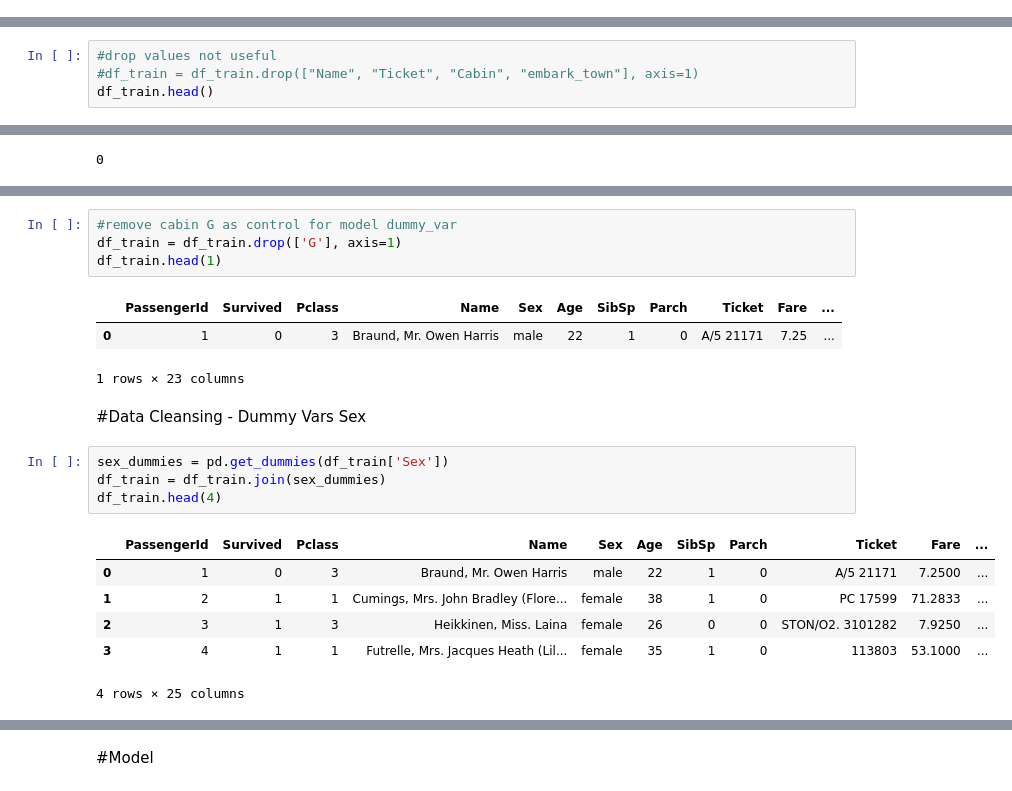
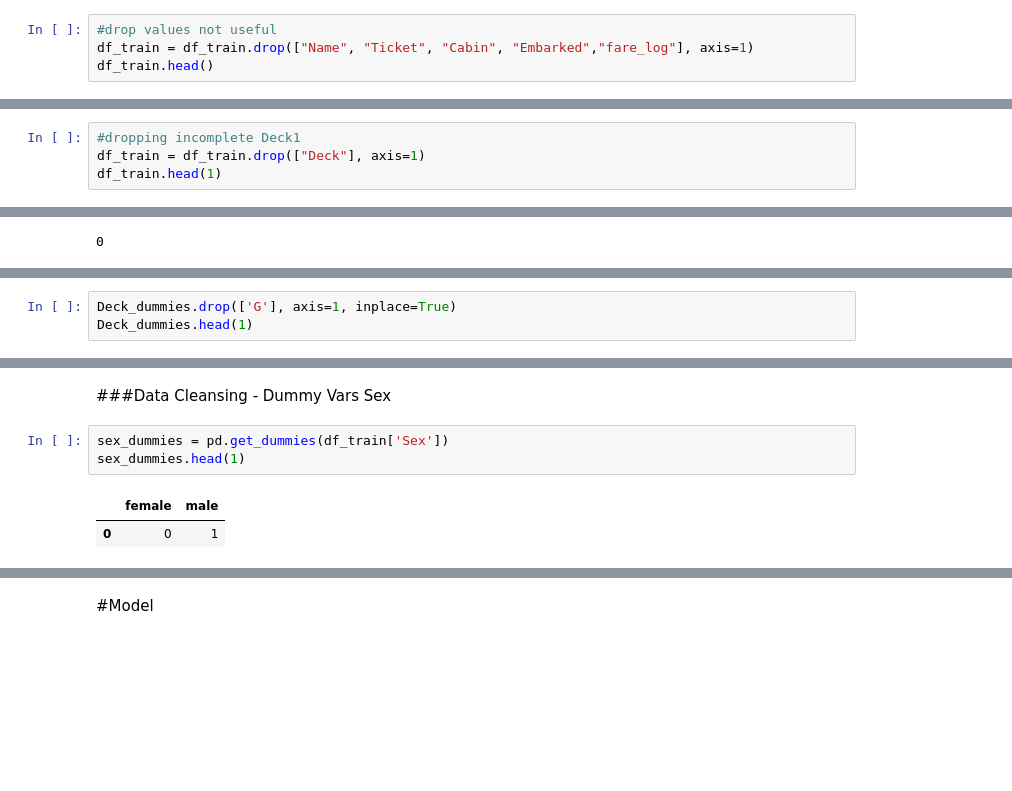
Before and after one commit to cryhughes/DAT_SF_12, a Jupyter notebook: HW3/HW3-Logistic-Regression-RH-v4_exploring_OttoNotes-RH.ipynb, the cells around one changed output, grey strips where cells are left out. Drawn from its saved outputs; the diff is of its cells as text; blank space fills up the shorter version.

```diff
--- a/HW3/HW3-Logistic-Regression-RH-v4_exploring_OttoNotes-RH.ipynb
+++ b/HW3/HW3-Logistic-Regression-RH-v4_exploring_OttoNotes-RH.ipynb
@@ -488,0 +522,4 @@ sns.factorplot("Pclass", "Survived", data=df_train, hue="Sex")
+# %%
+#drop values not useful
+df_train = df_train.drop(["Name", "Ticket", "Cabin", "Embarked","fare_log"], axis=1)
+df_train.head()
@@ -511,5 +556,5 @@ df_train.head()
 # %%
-#drop values not useful
-#df_train = df_train.drop(["Name", "Ticket", "Cabin", "embark_town"], axis=1)
-df_train.head()
+#dropping incomplete Deck1
+df_train = df_train.drop(["Deck"], axis=1)
+df_train.head(1)
 # %% [output]
@@ -592,0 +601,3 @@ Deck_dummies.head(10)
+# %%
+Deck_dummies.drop(['G'], axis=1, inplace=True)
+Deck_dummies.head(1)
@@ -604,22 +613,9 @@ df_train.head()
-# %%
-#remove cabin G as control for model dummy_var
-df_train = df_train.drop(['G'], axis=1)
-df_train.head(1)
-# %% [output]
-|  | PassengerId | Survived | Pclass | Name | Sex | Age | SibSp | Parch | Ticket | Fare | ... |
-| 0 | 1 | 0 | 3 | Braund, Mr. Owen Harris | male | 22 | 1 | 0 | A/5 21171 | 7.25 | ... |
-1 rows × 23 columns
 # %% [markdown]
-#Data Cleansing - Dummy Vars
+###Data Cleansing - Dummy Vars
 Sex
 # %%
 sex_dummies = pd.get_dummies(df_train['Sex'])
-df_train = df_train.join(sex_dummies)
-df_train.head(4)
+sex_dummies.head(1)
 # %% [output]
-|  | PassengerId | Survived | Pclass | Name | Sex | Age | SibSp | Parch | Ticket | Fare | ... |
-| 0 | 1 | 0 | 3 | Braund, Mr. Owen Harris | male | 22 | 1 | 0 | A/5 21171 | 7.2500 | ... |
-| 1 | 2 | 1 | 1 | Cumings, Mrs. John Bradley (Flore... | female | 38 | 1 | 0 | PC 17599 | 71.2833 | ... |
-| 2 | 3 | 1 | 3 | Heikkinen, Miss. Laina | female | 26 | 0 | 0 | STON/O2. 3101282 | 7.9250 | ... |
-| 3 | 4 | 1 | 1 | Futrelle, Mrs. Jacques Heath (Lil... | female | 35 | 1 | 0 | 113803 | 53.1000 | ... |
+|  | female | male |
+| 0 | 0 | 1 |
-4 rows × 25 columns
```
Also changed, not shown: parts of 87 cells of this notebook.
